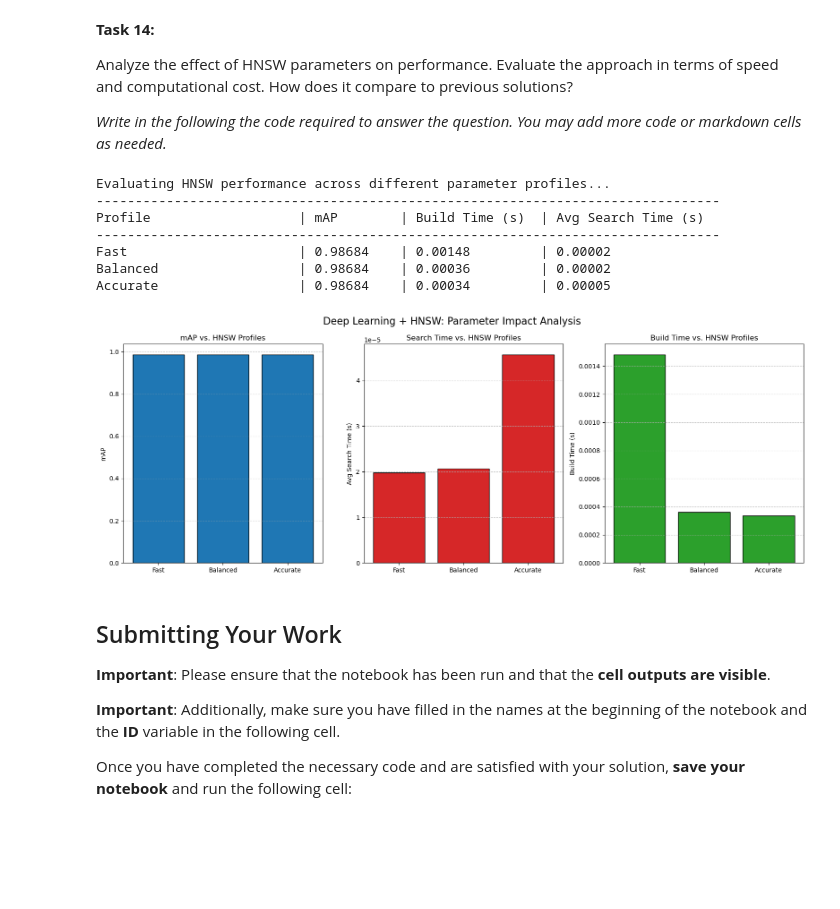
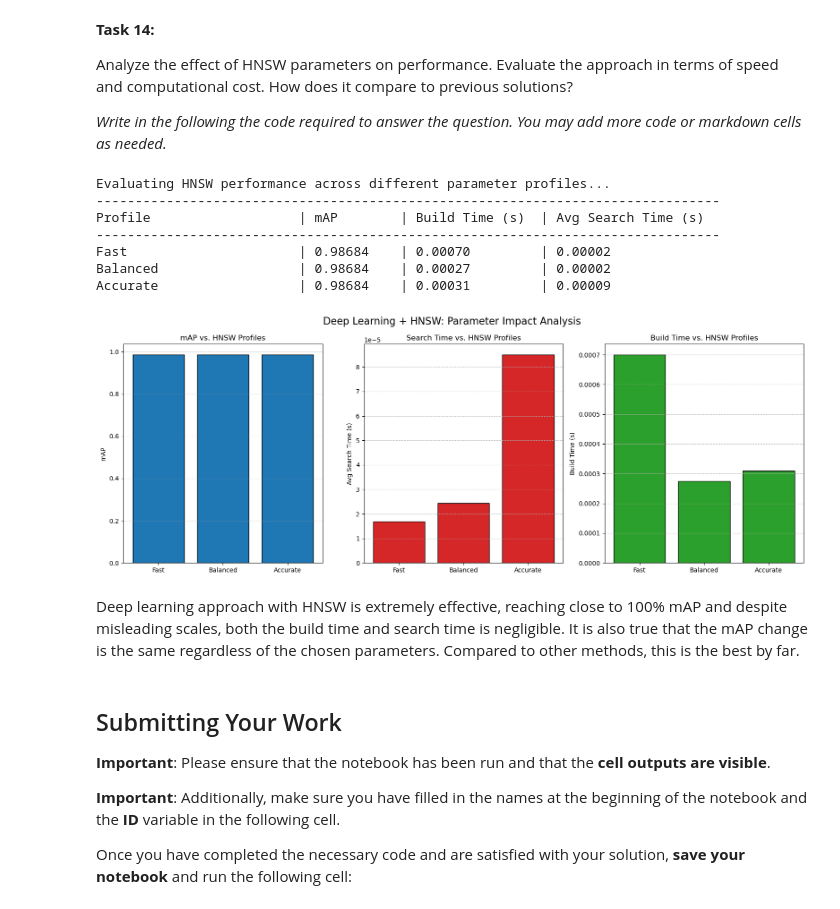
Before and after one commit to EinarLop/UIB_IDX_CBIR_02, a Jupyter notebook: 11762_Image_Indexing.ipynb, the cells around one changed output. Saved outputs shown, nothing was run; the diff lists cells and outputs as text; code cells hidden in the pictures; blank space fills up the shorter version.

```diff
--- a/11762_Image_Indexing.ipynb
+++ b/11762_Image_Indexing.ipynb
@@ -856,9 +864,9 @@ import numpy as np
 import matplotlib.pyplot as plt
 
 configs = [
-    {'name': 'Fast', 'M': 16, 'efConst': 32, 'efSearch': 16, 'k': 20},
+    {'name': 'Fast', 'M': 8, 'efConst': 16, 'efSearch': 8, 'k': 10},
     {'name': 'Balanced', 'M': 32, 'efConst': 64, 'efSearch': 64, 'k': 100},
-    {'name': 'Accurate', 'M': 64, 'efConst': 128, 'efSearch': 128, 'k': 500}
+    {'name': 'Accurate', 'M': 128, 'efConst': 256, 'efSearch': 256, 'k': 1000}
 ]
 
 map_scores_hnsw = []
@@ -916,37 +924,39 @@ ax1.bar(x_pos, map_scores_hnsw, color='tab:blue', edgecolor='black')
 ax1.set_xticks(x_pos)
 ax1.set_xticklabels(x_labels)
 ax1.set_ylabel('mAP')
 ax1.set_title('mAP vs. HNSW Profiles')
 ax1.grid(axis='y', linestyle='--', alpha=0.7)
 
 # 2. Plot Average Search Time
 ax2.bar(x_pos, avg_search_times_hnsw, color='tab:red', edgecolor='black')
 ax2.set_xticks(x_pos)
 ax2.set_xticklabels(x_labels)
 ax2.set_ylabel('Avg Search Time (s)')
 ax2.set_title('Search Time vs. HNSW Profiles')
 ax2.grid(axis='y', linestyle='--', alpha=0.7)
 
 # 3. Plot Build Time
 ax3.bar(x_pos, build_times_hnsw, color='tab:green', edgecolor='black')
 ax3.set_xticks(x_pos)
 ax3.set_xticklabels(x_labels)
 ax3.set_ylabel('Build Time (s)')
 ax3.set_title('Build Time vs. HNSW Profiles')
 ax3.grid(axis='y', linestyle='--', alpha=0.7)
 
 fig.suptitle('Deep Learning + HNSW: Parameter Impact Analysis', fontsize=16)
 fig.tight_layout()
 plt.show()
 # %% [output]
 Evaluating HNSW performance across different parameter profiles...
 --------------------------------------------------------------------------------
 Profile                   | mAP        | Build Time (s)  | Avg Search Time (s)
 --------------------------------------------------------------------------------
-Fast                      | 0.98684    | 0.00148         | 0.00002
-Balanced                  | 0.98684    | 0.00036         | 0.00002
-Accurate                  | 0.98684    | 0.00034         | 0.00005
+Fast                      | 0.98684    | 0.00070         | 0.00002
+Balanced                  | 0.98684    | 0.00027         | 0.00002
+Accurate                  | 0.98684    | 0.00031         | 0.00009
-[figure, old version]
+[figure, new version]
+# %% [markdown]
+Deep learning approach with HNSW is extremely effective, reaching close to 100\% mAP and despite misleading scales, both the build time and search time is negligible. It is also true that the mAP change is the same regardless of the chosen parameters. Compared to other methods, this is the best by far.
 # %% [markdown]
 ## Submitting Your Work
 
```
Also changed, not shown: parts of 11 cells of this notebook.
